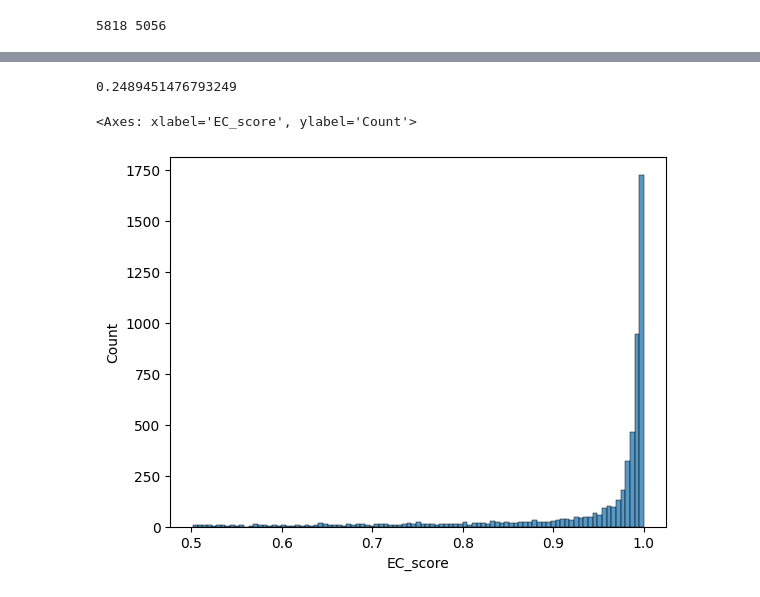
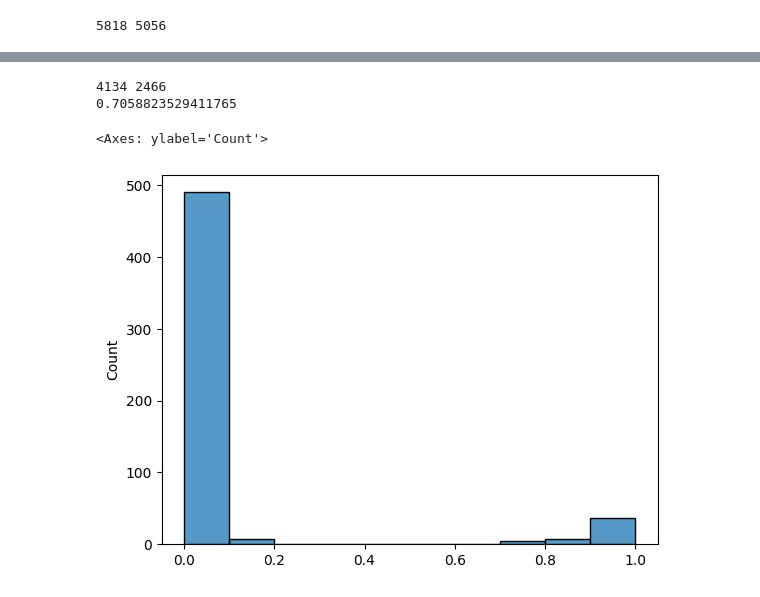
Before and after one commit to todanielwang/TopMPI, a Jupyter notebook: Experiments/notebook.ipynb, the cells around one changed output, grey strips where cells are left out. Cells and saved outputs as stored; diff of their text form; code cells hidden in the pictures.

```diff
--- a/Experiments/notebook.ipynb
+++ b/Experiments/notebook.ipynb
@@ -5267,22 +5148,43 @@ print(second[second["Scan(s)"].isin(changed)].shape[0])
-# %%
-import read_msalign
-
-old = read_msalign.read_spec_file("/home/daniel/Desktop/datafiles/RealData/yeast/Yeast_1_TopMPI/Yeast_1_TopMPI/First_ms2.msalign")
-
-id = []
-for spec in old:
-    if len(spec.header.pre_id_list) >= 2:
-        id.append(int(spec.header.pre_id_list[0]))
-        id.append(int(spec.header.pre_id_list[1]))
-    elif len(spec.header.pre_id_list) == 1:
-        id.append(int(spec.header.pre_id_list[0]))
-
-filtered = features[features["Feature_ID"].isin(id)]
-
-print(filtered[filtered["EC_score"] < 0.95].shape[0] / filtered.shape[0])
-
-sns.histplot(filtered["EC_score"])
-# %% [output]
-0.2489451476793249
-<Axes: xlabel='EC_score', ylabel='Count'>
-[figure, removed]
+# %%
+import util
+import read_msalign
+import numpy as np
+import seaborn as sns
+
+r1 = util.read_tsv("/home/daniel/Desktop/datafiles/RealData/yeast/yeast/Yeast_1_TopMPI/First_ms2_toppic_prsm_single.tsv")
+r1 = r1[r1["E-value"] < 0.01]
+r2 = util.read_tsv("/home/daniel/Desktop/datafiles/RealData/yeast/yeast/Yeast_1_TopMPI/Second_ms2_toppic_prsm_single.tsv")
+r2 = r2[r2["E-value"] < 0.01]
+
+print(r1.shape[0], r2.shape[0])
+
+pairs = r1.merge(r2, on="Scan(s)", how="inner")
+
+pairs = pairs[~(pairs["Protein accession_x"] == pairs["Protein accession_y"])]
+
+scans = pairs["Scan(s)"].tolist()
+
+spectra = read_msalign.read_spec_file("/home/daniel/Desktop/datafiles/RealData/yeast/yeast/Yeast_1_TopMPI/First_ms2.msalign")
+
+spec_dict = {}
+for spec in spectra:
+    spec_dict[int(spec.header.spec_scan)] = spec
+
+percentage = []
+for scan in scans:
+    matchedListA, nonMatchedList = util.getMatchedPeaks(pairs[pairs["Scan(s)"] == int(scan)].iloc[0]["Prsm ID_x"], "/home/daniel/Desktop/datafiles/RealData/yeast/yeast/Yeast_1_TopMPI/First_html/toppic_prsm_cutoff/data_js/prsms/", spec_dict[scan])
+    matchedListB, nonMatchedList = util.getMatchedPeaks(pairs[pairs["Scan(s)"] == int(scan)].iloc[0]["Prsm ID_y"], "/home/daniel/Desktop/datafiles/RealData/yeast/yeast/Yeast_1_TopMPI/Second_html/toppic_prsm_cutoff/data_js/prsms/", spec_dict[scan])
+    setA = set(matchedListA)
+    setB = set(matchedListB)
+    percentage.append(len(setA.intersection(setB)) / min(int(len(setA)), int(len(setB))))
+
+temp = [x for x in percentage if x > 0.7]
+print(min(temp))
+
+bins = np.arange(0.0, 1.1, 0.1)
+sns.histplot(percentage, bins=bins)
+# %% [output]
+4134 2466
+0.7058823529411765
+<Axes: ylabel='Count'>
+[figure, added]
```
Also changed, not shown: parts of 11 cells of this notebook, 6 other files.
